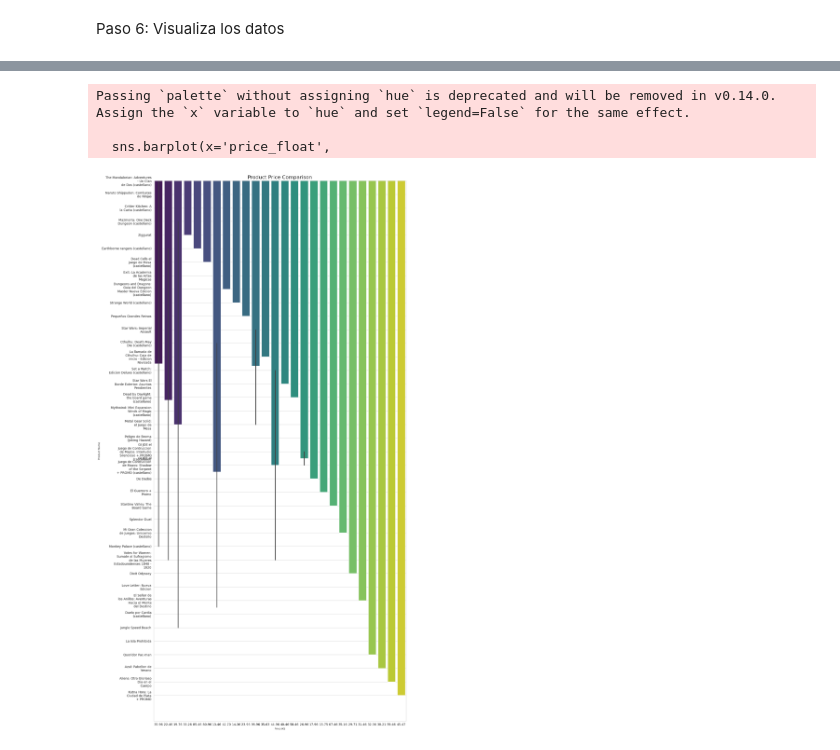
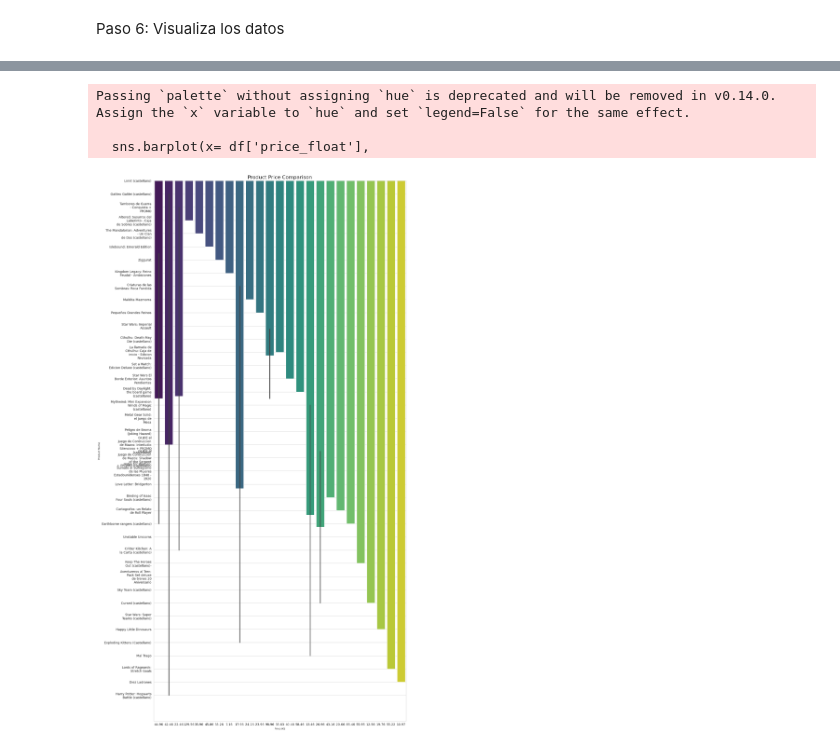
Before and after one commit to gregangel1550-del/scraping-con-python-gregoriant, a Jupyter notebook: src/explore.es.ipynb, the cells around one changed output, grey strips where cells are left out. Drawn from its saved outputs; the diff is of its cells as text; code cells hidden in the pictures.

```diff
--- a/src/explore.es.ipynb
+++ b/src/explore.es.ipynb
@@ -178,3 +178,5 @@ def wrap_labels_while(text, width=3):
         wrapped_lines.append(' '.join(palabra))
         i += width
     return '\n'.join(wrapped_lines)
+df['wrapped_lines'] = df['name'].apply(wrap_labels_while)
+df['wrapped_lines']
@@ -181,20 +201,19 @@ def wrap_labels_while(text, width=3):
 # %%
 
-sns.set_style("whitegrid")
 plt.figure(figsize=(14, 25))
-sns.barplot(x='price_float',
-            y=df['wrapped_name'],
+sns.barplot(x= df['price_float'],
+            y=df['wrapped_lines'],
             data=df.sort_values(by='price_float'),
             palette="viridis")
 
 
 plt.title('Product Price Comparison', fontsize=16)
 plt.xlabel('Price (€)', fontsize=8)
 plt.ylabel('Product Name', fontsize=8)
 plt.tight_layout()
 plt.show()
 # %% [output]
 Passing `palette` without assigning `hue` is deprecated and will be removed in v0.14.0. Assign the `x` variable to `hue` and set `legend=False` for the same effect.
 
-  sns.barplot(x='price_float',
+  sns.barplot(x= df['price_float'],
-[figure, old version]
+[figure, new version]
```
Also changed, not shown: parts of 8 cells of this notebook.
